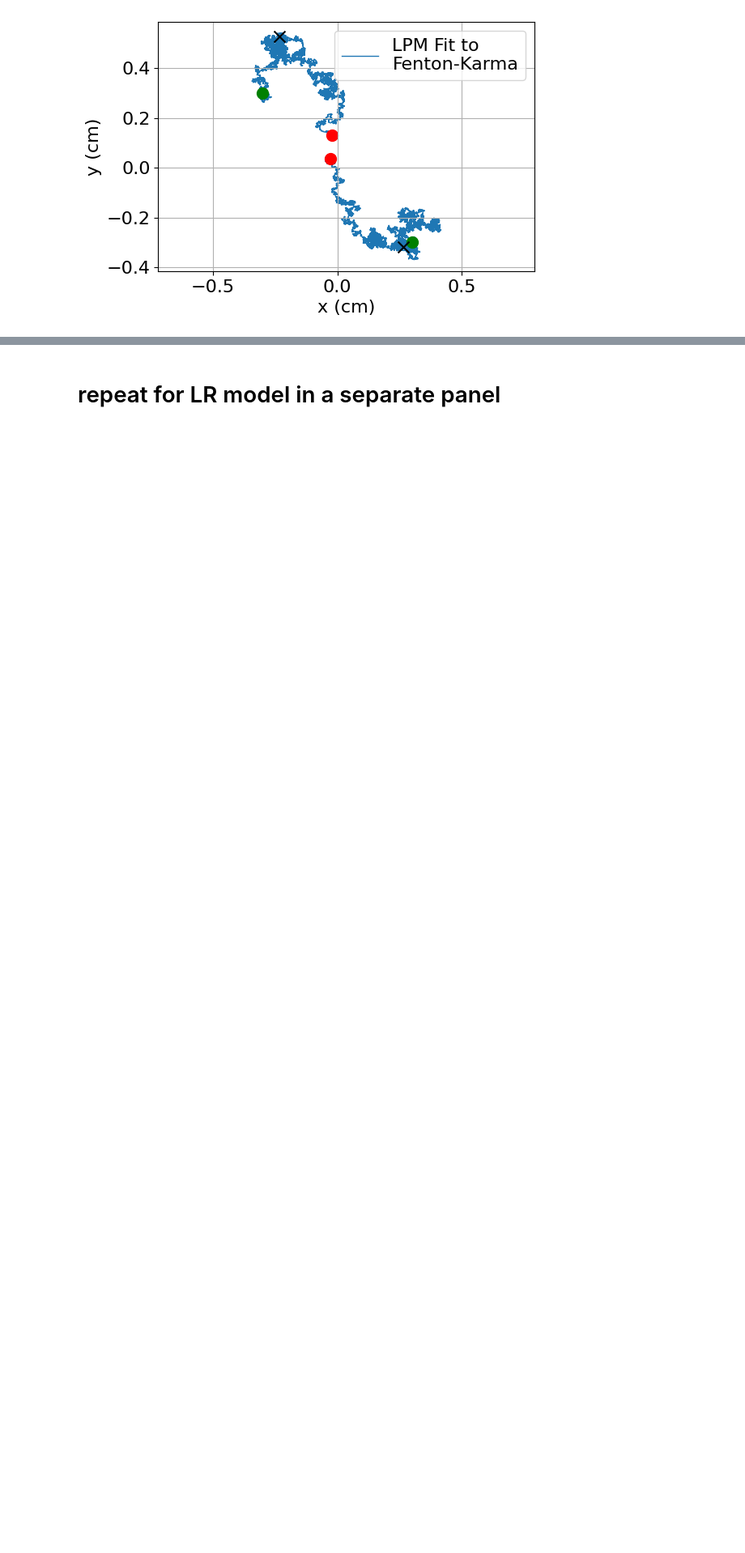
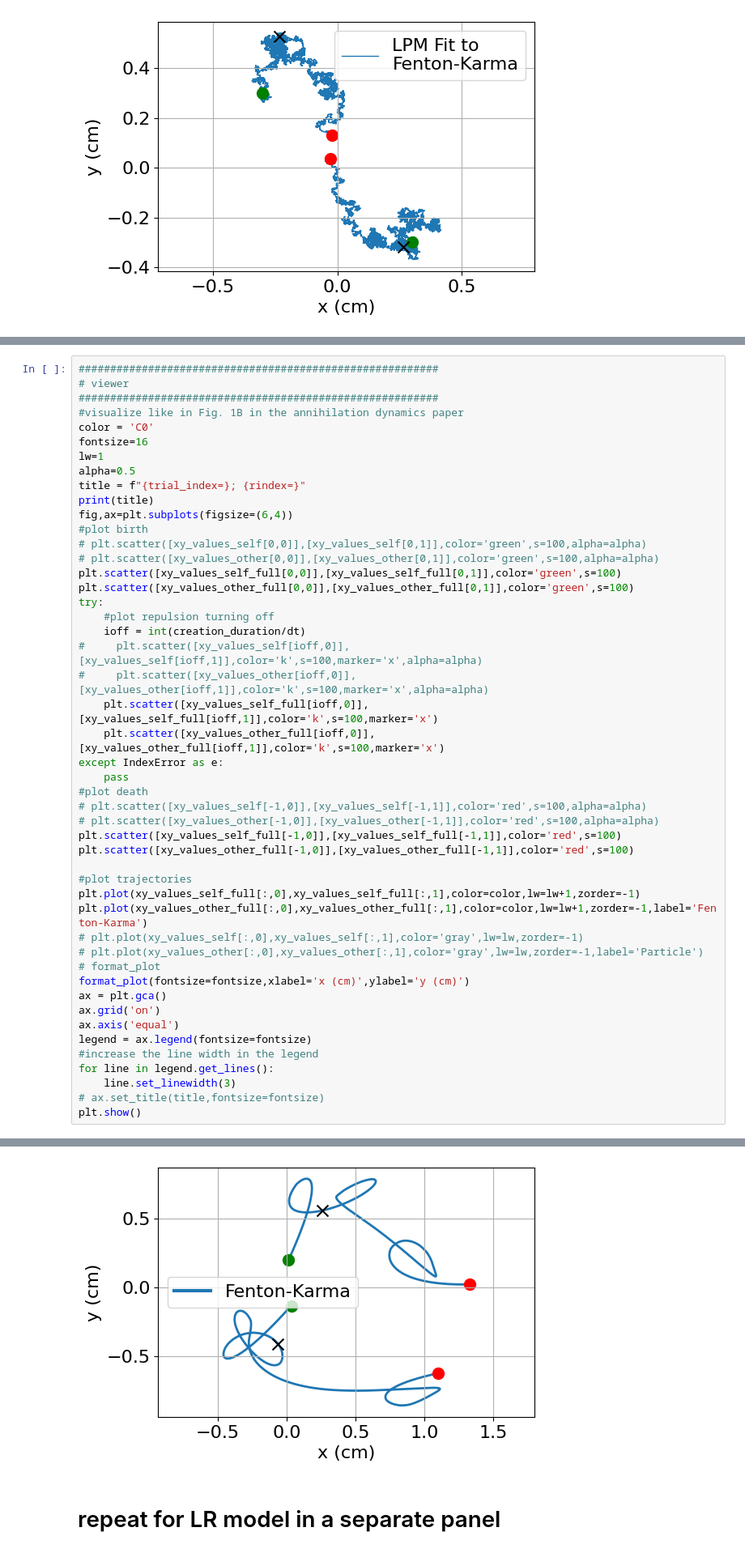
Before and after one commit to timtyree/bgmc, a Jupyter notebook: python/Generating LPM trajectories showing creation and annihilation.ipynb, the cells around one changed output, grey strips where cells are left out. Shown at 81% size. Drawn from its saved outputs; the diff is of its cells as text; blank space fills up the shorter version.

```diff
--- a/python/Generating LPM trajectories showing creation and annihilation.ipynb
+++ b/python/Generating LPM trajectories showing creation and annihilation.ipynb
@@ -627,0 +629,49 @@ trial_index=37; rindex=0
+# %%
+#########################################################
+# viewer
+#########################################################
+#visualize like in Fig. 1B in the annihilation dynamics paper
+color = 'C0'
+fontsize=16
+lw=1
+alpha=0.5
+title = f"{trial_index=}; {rindex=}"
+print(title)
+fig,ax=plt.subplots(figsize=(6,4))
+#plot birth
+# plt.scatter([xy_values_self[0,0]],[xy_values_self[0,1]],color='green',s=100,alpha=alpha)
+# plt.scatter([xy_values_other[0,0]],[xy_values_other[0,1]],color='green',s=100,alpha=alpha)
+plt.scatter([xy_values_self_full[0,0]],[xy_values_self_full[0,1]],color='green',s=100)
+plt.scatter([xy_values_other_full[0,0]],[xy_values_other_full[0,1]],color='green',s=100)
+try:
+    #plot repulsion turning off
+    ioff = int(creation_duration/dt)
+#     plt.scatter([xy_values_self[ioff,0]],[xy_values_self[ioff,1]],color='k',s=100,marker='x',alpha=alpha)
+#     plt.scatter([xy_values_other[ioff,0]],[xy_values_other[ioff,1]],color='k',s=100,marker='x',alpha=alpha)
+    plt.scatter([xy_values_self_full[ioff,0]],[xy_values_self_full[ioff,1]],color='k',s=100,marker='x')
+    plt.scatter([xy_values_other_full[ioff,0]],[xy_values_other_full[ioff,1]],color='k',s=100,marker='x')
+except IndexError as e:
+    pass
+#plot death
+# plt.scatter([xy_values_self[-1,0]],[xy_values_self[-1,1]],color='red',s=100,alpha=alpha)
+# plt.scatter([xy_values_other[-1,0]],[xy_values_other[-1,1]],color='red',s=100,alpha=alpha)
+plt.scatter([xy_values_self_full[-1,0]],[xy_values_self_full[-1,1]],color='red',s=100)
+plt.scatter([xy_values_other_full[-1,0]],[xy_values_other_full[-1,1]],color='red',s=100)
+
+#plot trajectories
+plt.plot(xy_values_self_full[:,0],xy_values_self_full[:,1],color=color,lw=lw+1,zorder=-1)
+plt.plot(xy_values_other_full[:,0],xy_values_other_full[:,1],color=color,lw=lw+1,zorder=-1,label='Fenton-Karma')
+# plt.plot(xy_values_self[:,0],xy_values_self[:,1],color='gray',lw=lw,zorder=-1)
+# plt.plot(xy_values_other[:,0],xy_values_other[:,1],color='gray',lw=lw,zorder=-1,label='Particle')
+# format_plot
+format_plot(fontsize=fontsize,xlabel='x (cm)',ylabel='y (cm)')
+ax = plt.gca()
+ax.grid('on')
+ax.axis('equal')
+legend = ax.legend(fontsize=fontsize)
+#increase the line width in the legend
+for line in legend.get_lines():
+    line.set_linewidth(3)
+# ax.set_title(title,fontsize=fontsize)
+plt.show()
+# %% [output]
@@ -628,3 +679,4 @@ trial_index=37; rindex=0
+[figure, added]
 # %% [markdown]
 # repeat for LR model in a separate panel
 # %% [markdown]
```
Also changed, not shown: parts of 8 cells of this notebook, 2 other files.
